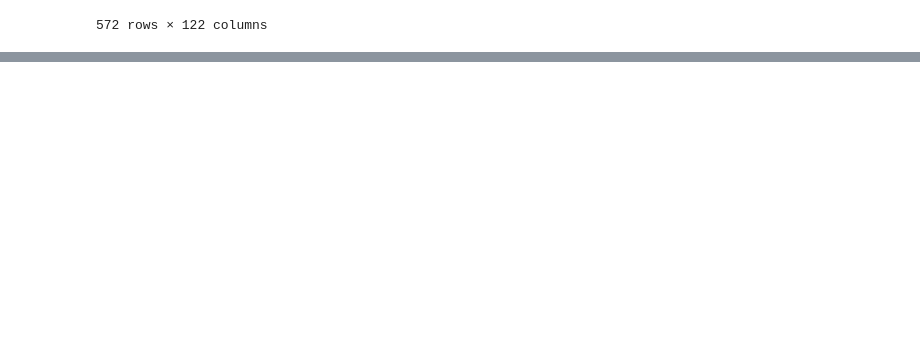
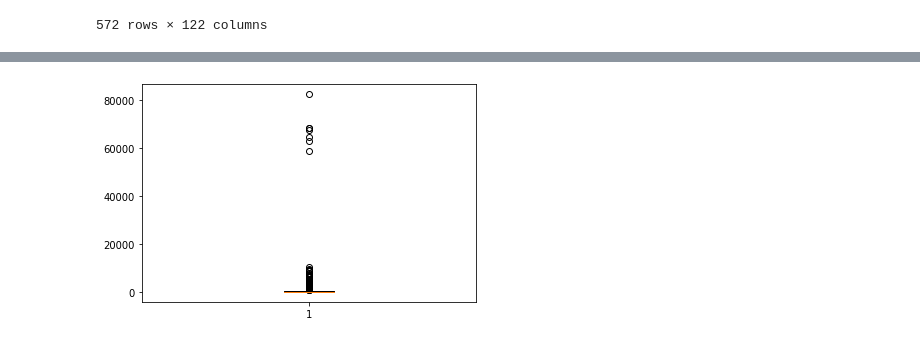
Before and after one commit to Athitiya00/DWDM21, a Jupyter notebook: Data102(Chapter2).ipynb, the cells around one changed output, grey strips where cells are left out. Saved outputs shown, nothing was run; the diff lists cells and outputs as text; code cells hidden in the pictures; blank space fills up the shorter version.

Commit message:
Data exploration

```diff
--- a/Data102(Chapter2).ipynb
+++ b/Data102(Chapter2).ipynb
@@ -34,0 +53,2 @@ data
+# %%
+dataN = data.iloc[:,:3]
@@ -34,0 +174,4 @@ data
+# %%
+ret = plt.boxplot(dataN['positive'][1:])
+# %% [output]
+[figure, added]
```
Also changed, not shown: parts of 24 cells of this notebook.
